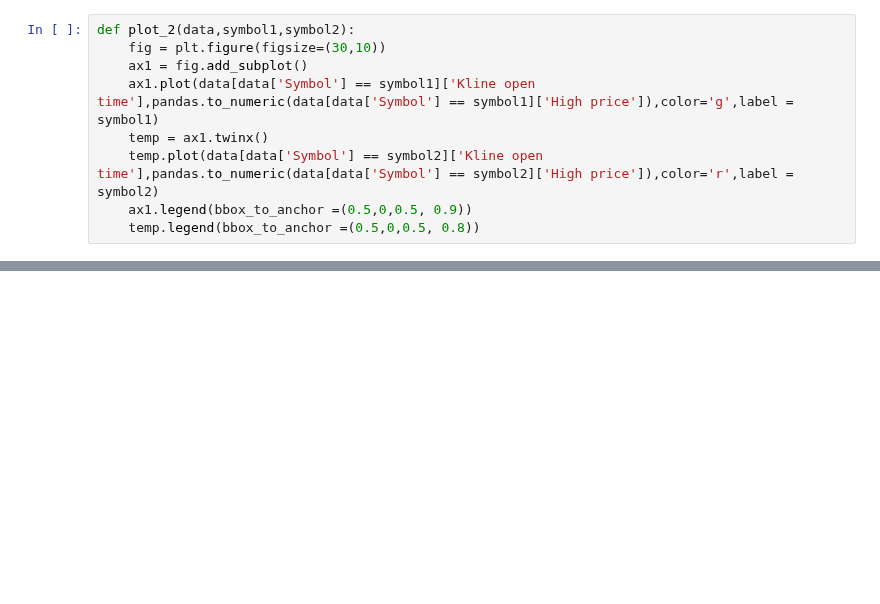
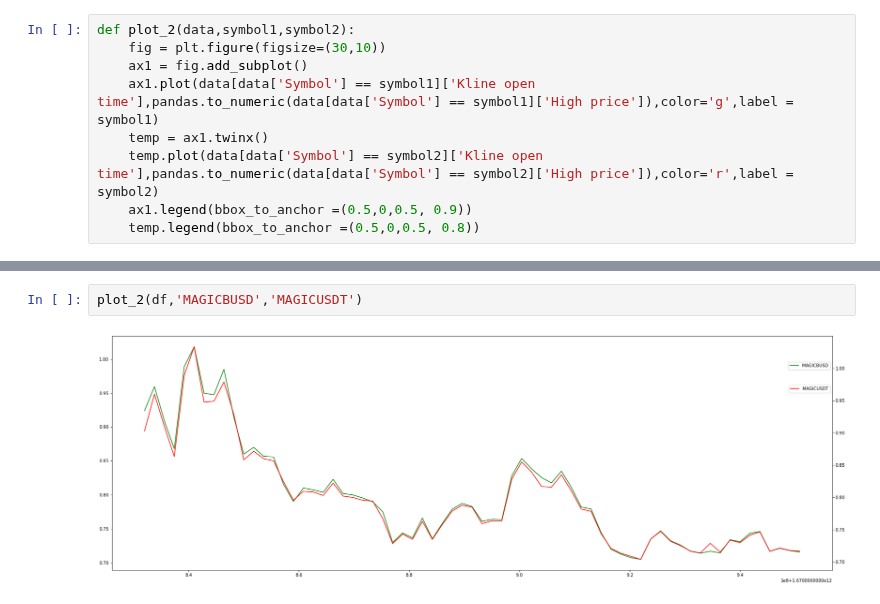
Before and after one commit to nhatruong1009/CryptoPrediction, a Jupyter notebook: src/crawlingData.ipynb, the cells around one changed output, grey strips where cells are left out. Cells and saved outputs as stored; diff of their text form; blank space fills up the shorter version.

```diff
--- a/src/crawlingData.ipynb
+++ b/src/crawlingData.ipynb
@@ -271,0 +310,4 @@ plot_2(df,'OSMOUSDT','QKCBUSD')
+# %%
+plot_2(df,'MAGICBUSD','MAGICUSDT')
+# %% [output]
+[figure, added]
```
Also changed, not shown: parts of 19 cells of this notebook, 2 other files.
